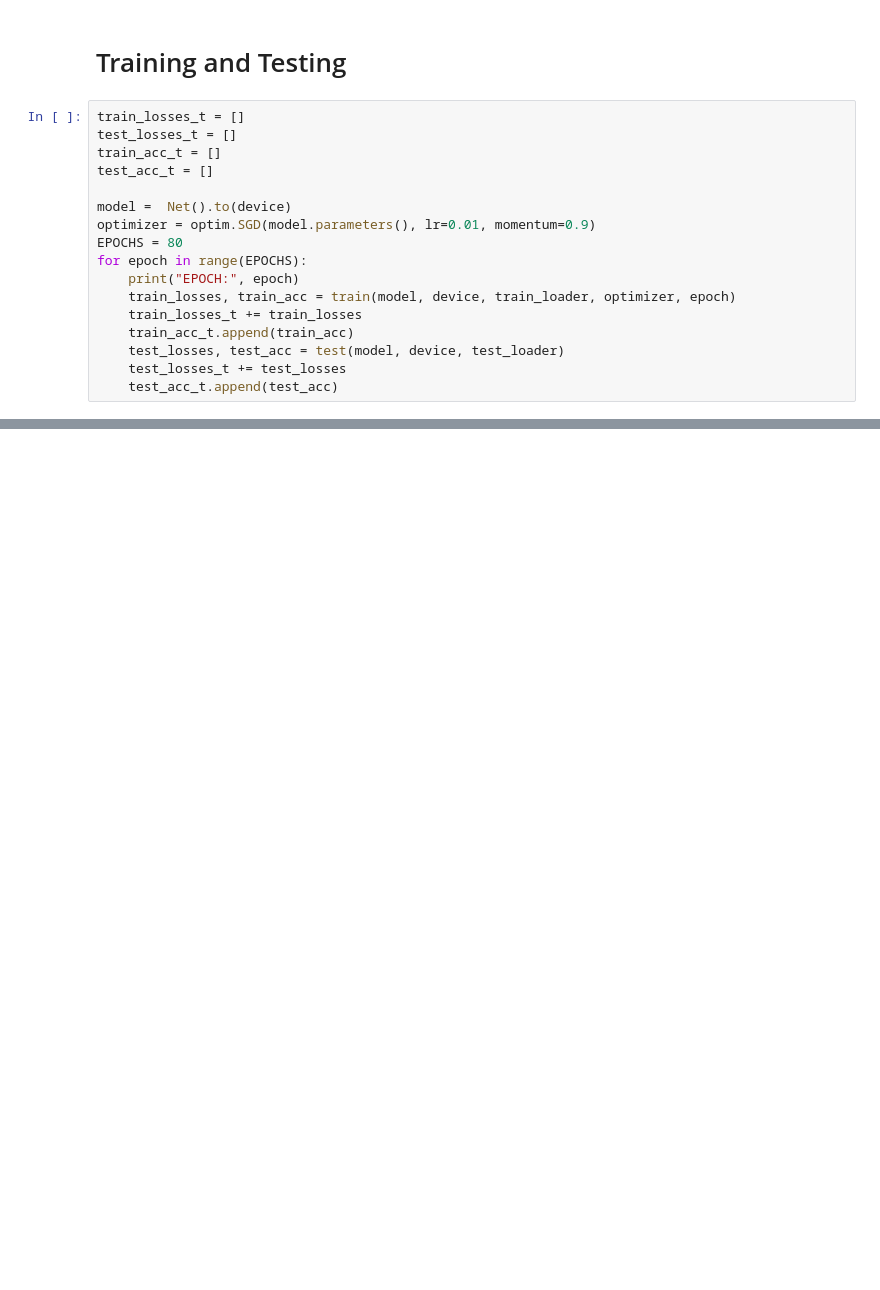
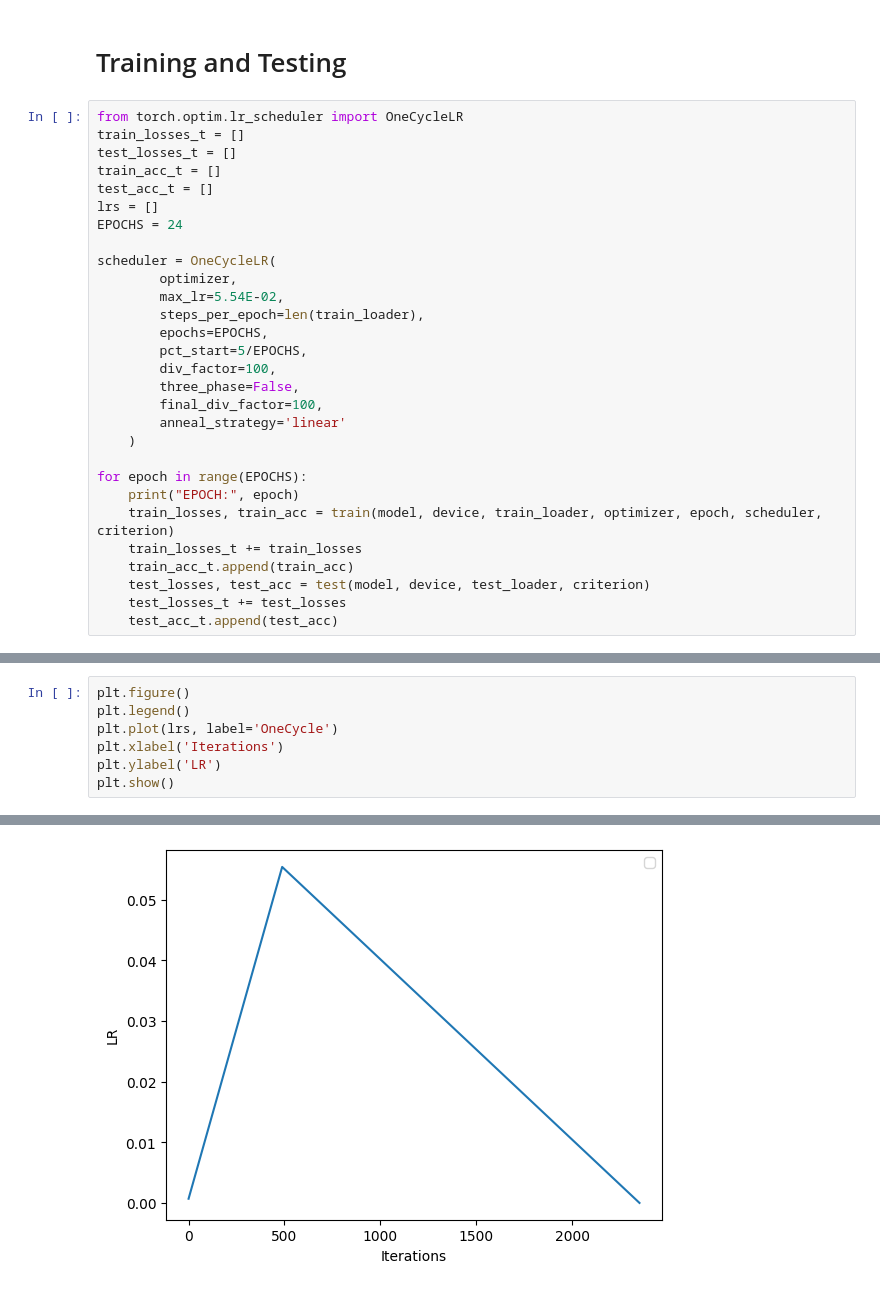
Before and after one commit to iris-kurapaty/ResNet_and_OneCyclePolicy, a Jupyter notebook: ERA_Assignment_10.ipynb, the cells around one changed output, grey strips where cells are left out. Saved outputs shown, nothing was run; the diff lists cells and outputs as text; blank space fills up the shorter version.

```diff
--- a/ERA_Assignment_10.ipynb
+++ b/ERA_Assignment_10.ipynb
@@ -96,20 +132,32 @@ Estimated Total Size (MB): 4.48
 # %% [markdown]
 # Training and Testing
 # %%
+from torch.optim.lr_scheduler import OneCycleLR
 train_losses_t = []
 test_losses_t = []
 train_acc_t = []
 test_acc_t = []
+lrs = []
+EPOCHS = 24
 
-model =  Net().to(device)
-optimizer = optim.SGD(model.parameters(), lr=0.01, momentum=0.9)
-EPOCHS = 80
+scheduler = OneCycleLR(
+        optimizer,
+        max_lr=5.54E-02,
+        steps_per_epoch=len(train_loader),
+        epochs=EPOCHS,
+        pct_start=5/EPOCHS,
+        div_factor=100,
+        three_phase=False,
+        final_div_factor=100,
+        anneal_strategy='linear'
+    )
+
 for epoch in range(EPOCHS):
     print("EPOCH:", epoch)
-    train_losses, train_acc = train(model, device, train_loader, optimizer, epoch)
+    train_losses, train_acc = train(model, device, train_loader, optimizer, epoch, scheduler, criterion)
     train_losses_t += train_losses
     train_acc_t.append(train_acc)
-    test_losses, test_acc = test(model, device, test_loader)
+    test_losses, test_acc = test(model, device, test_loader, criterion)
     test_losses_t += test_losses
     test_acc_t.append(test_acc)
 # %% [output]
@@ -119,0 +199,8 @@ EPOCH: 1
+# %%
+plt.figure()
+plt.legend()
+plt.plot(lrs, label='OneCycle')
+plt.xlabel('Iterations')
+plt.ylabel('LR')
+plt.show()
+# %% [output]
@@ -120,2 +208,3 @@ EPOCH: 1
+[figure, added]
 # %%
 plot_loss_acc(train_losses_t, train_acc_t, test_losses_t, test_acc_t)
```
Also changed, not shown: parts of 14 cells of this notebook.
